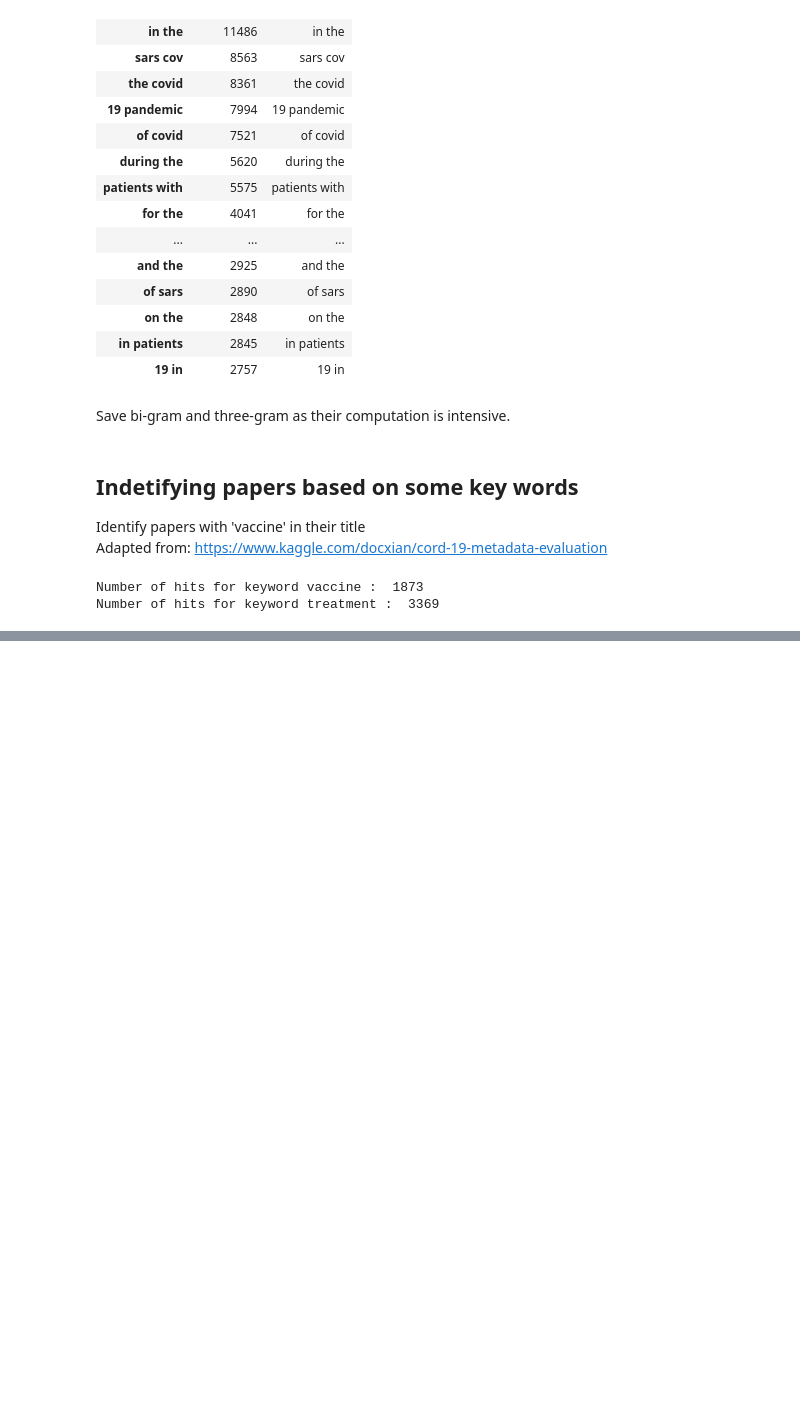
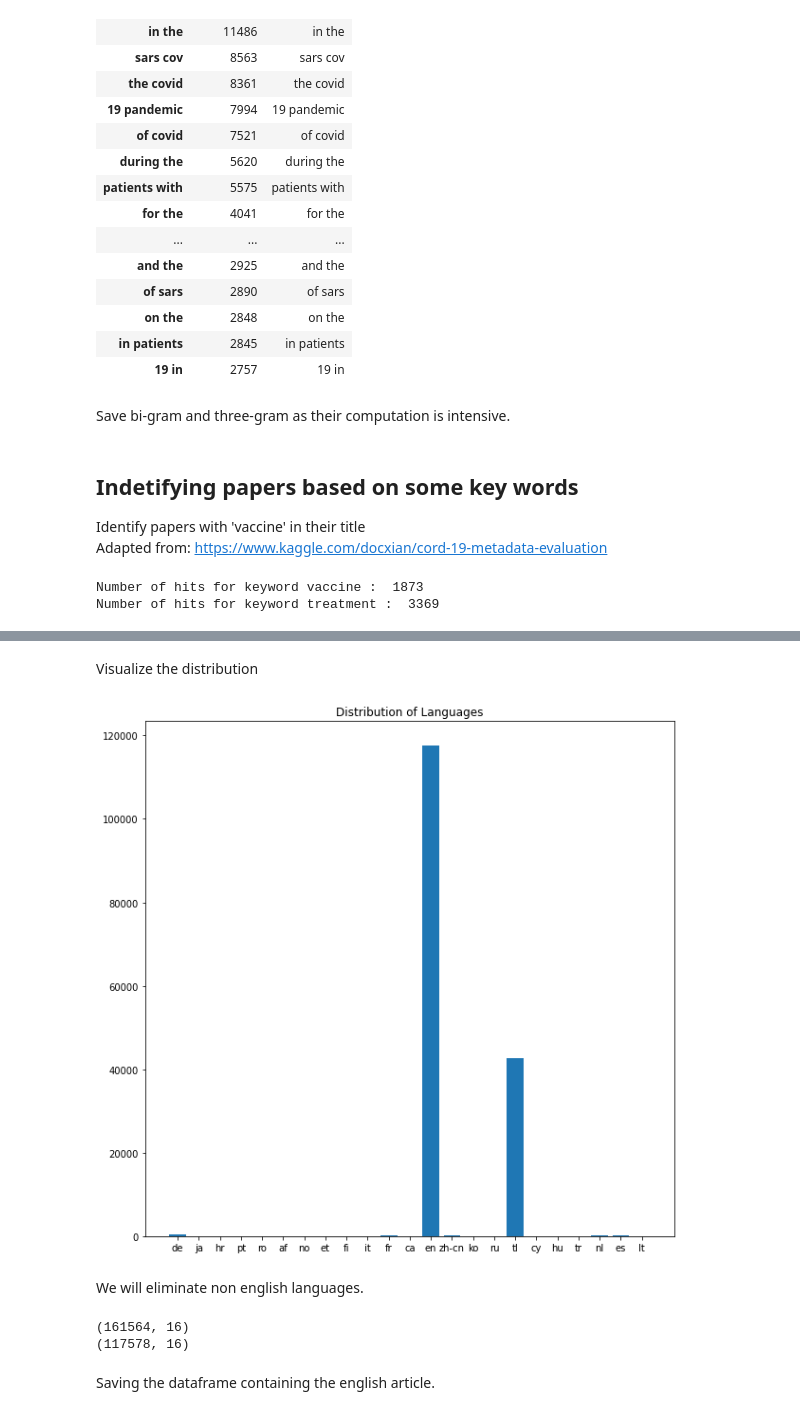
Before and after one commit to dantohe/Springboard, a Jupyter notebook: capstone/02_exploratory_data_analysis.ipynb, the cells around one changed output, grey strips where cells are left out. Cells and saved outputs as stored; diff of their text form; code cells hidden in the pictures; blank space fills up the shorter version.

Commit message:
added additional EDA: language analysis

```diff
--- a/capstone/02_exploratory_data_analysis.ipynb
+++ b/capstone/02_exploratory_data_analysis.ipynb
@@ -340,0 +386,5 @@ Number of hits for keyword treatment :  3369
+# %%
+metadata_2 = metadata_1.copy(deep=True)
+print(metadata_2.info())
+metadata_2[["cord_uid", "sha","source_x","title","abstract","authors","journal"]] = metadata_2[["cord_uid", "sha","source_x","title","abstract","authors","journal"]].astype(str)
+print(metadata_2.info())
@@ -340,0 +448,9 @@ Number of hits for keyword treatment :  3369
+# %%
+from pprint import pprint
+
+languages_dict = {}
+for lang in set(languages_in_abstratcs):
+    languages_dict[lang] = languages_in_abstratcs.count(lang)
+
+print("Total: {}\n".format(len(languages_in_abstratcs)))
+pprint(languages_dict)
@@ -340,0 +475,22 @@ Number of hits for keyword treatment :  3369
+# %% [markdown]
+Visualize the distribution
+# %%
+metadata_2['language'] = languages_in_abstratcs
+plt.figure(figsize=(10,10))
+plt.bar(range(len(languages_dict)), list(languages_dict.values()), align='center')
+plt.xticks(range(len(languages_dict)), list(languages_dict.keys()))
+plt.title("Distribution of Languages")
+plt.show()
+# %% [output]
+[figure, added]
+# %% [markdown]
+We will eliminate non english languages.
+# %%
+print(metadata_2.shape)
+metadata_2 = metadata_2[metadata_2['language'] == 'en']
+print(metadata_2.shape)
+# %% [output]
+(161564, 16)
+(117578, 16)
+# %% [markdown]
+Saving the dataframe containing the english article.
```
Also changed, not shown: parts of 28 cells of this notebook, 1 other file.
